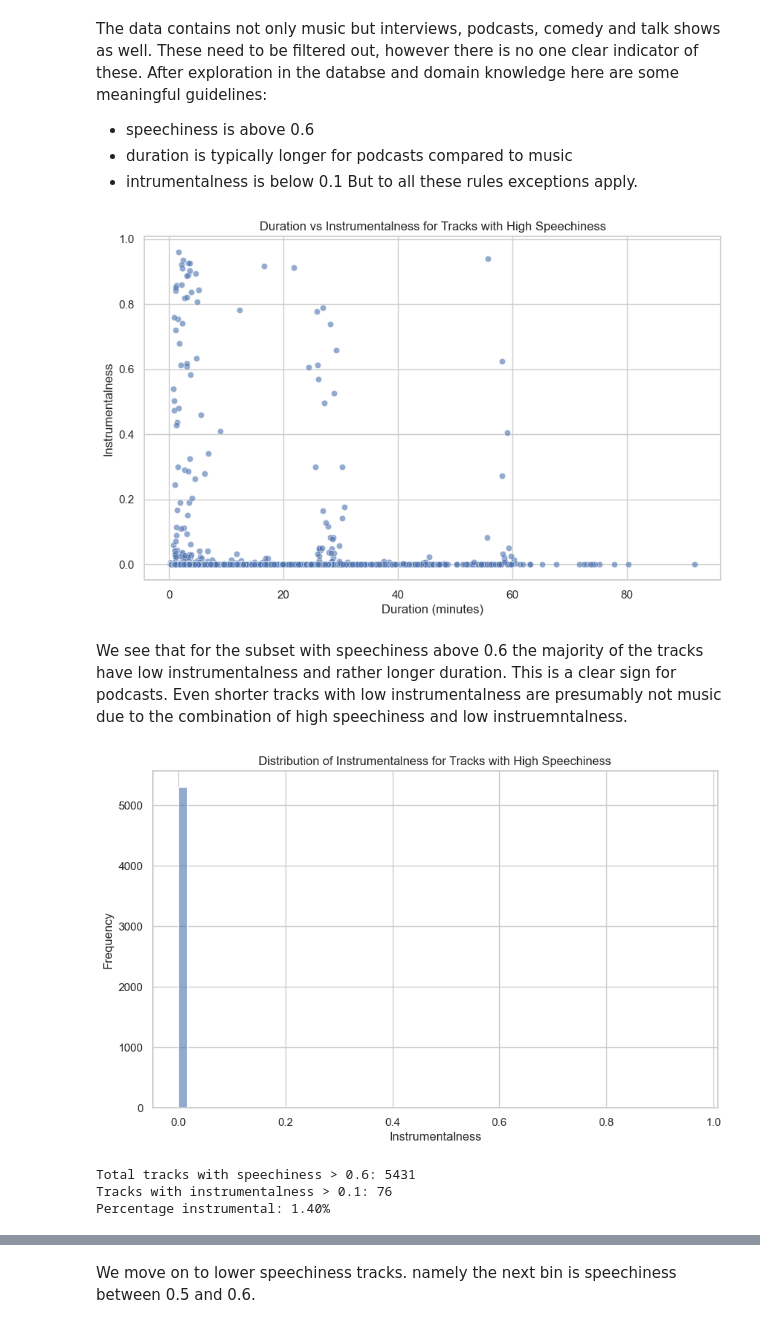
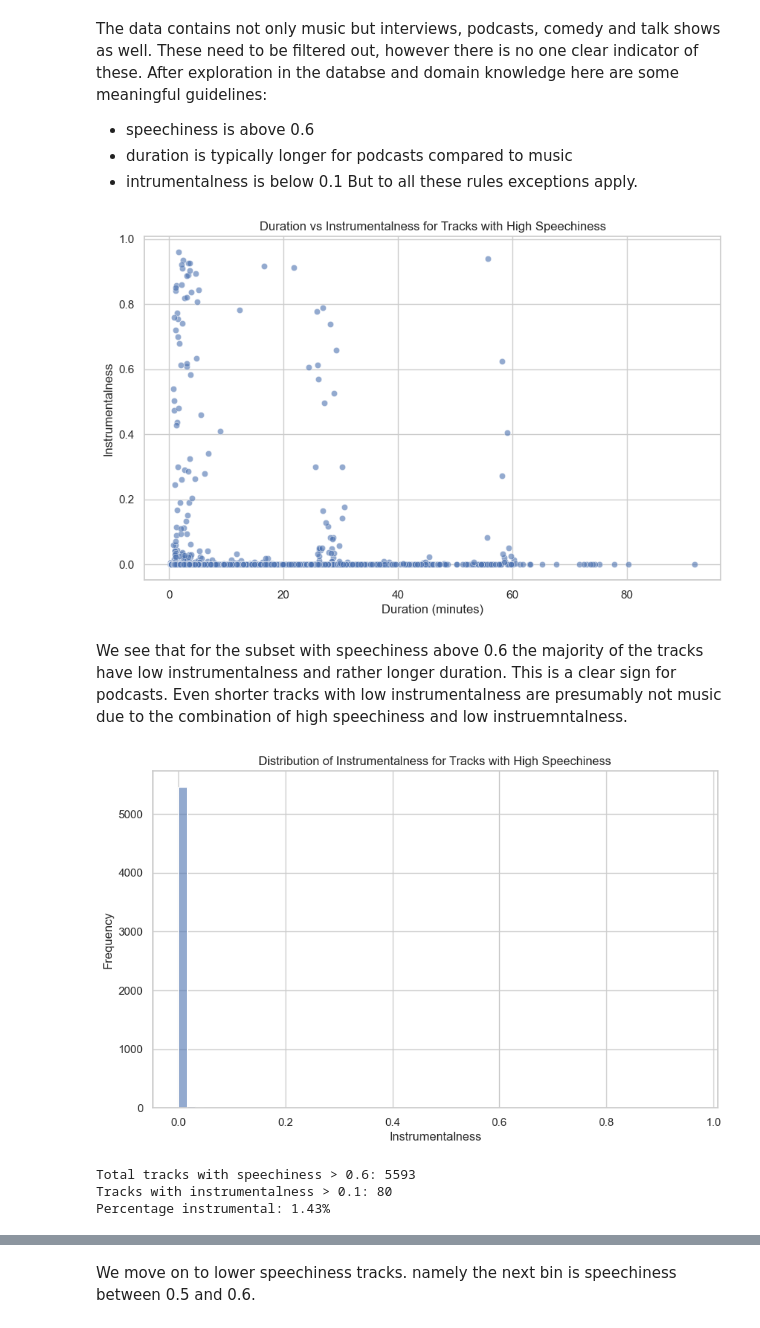
Before and after one commit to ds25m025edbertolima/soe-spotify, a Jupyter notebook: notebooks/3-cleaning.ipynb, the cells around one changed output, grey strips where cells are left out. Saved outputs shown, nothing was run; the diff lists cells and outputs as text; code cells hidden in the pictures.

```diff
--- a/notebooks/3-cleaning.ipynb
+++ b/notebooks/3-cleaning.ipynb
@@ -31,16 +31,16 @@ print("Setup complete.")
 # %% [output]
 Setup complete.
 # %%
-print("Loading analytical datasets...")
+print("Loading processed datasets...")
 
-# We use the analytics stage data as it is already cleaned and joined
-df_tracks = pd.read_parquet(config.ANALYTICS_TRACKS)
-df_artists = pd.read_parquet(config.ANALYTICS_ARTISTS)
-df_genres = pd.read_parquet(config.ANALYTICS_GENRES)
-df_features = pd.read_parquet(config.ANALYTICS_TRACK_FEATURES)
+# Load raw processed data (before analytics stage transformations)
+df_processed_tracks = pd.read_parquet(config.PROCESSED_TRACKS)
+df_processed_artists = pd.read_parquet(config.PROCESSED_ARTISTS)
+df_processed_albums = pd.read_parquet(config.PROCESSED_ALBUMS)
+df_processed_features = pd.read_parquet(config.PROCESSED_TRACK_FEATURES)
 
-print(f"Tracks loaded:   {len(df_tracks):,}")
-print(f"Artists loaded:  {len(df_artists):,}")
-print(f"Genres loaded:   {len(df_genres):,}")
-print(f"Features loaded: {len(df_features):,}")
+print(f"Processed Tracks loaded:   {len(df_processed_tracks):,}")
+print(f"Processed Artists loaded:  {len(df_processed_artists):,}")
+print(f"Processed Albums loaded:   {len(df_processed_albums):,}")
+print(f"Processed Features loaded: {len(df_processed_features):,}")
 # %% [output]
@@ -182,9 +321,9 @@ After exploration in the databse and domain knowledge here are some meaningful g
 - intrumentalness is below 0.1
 But to all these rules exceptions apply.
 # %%
-df_tracks['duration_minutes'] = df_tracks['duration_ms'] / 60000
+df_processed_tracks['duration_minutes'] = df_processed_tracks['duration_ms'] / 60000
 # %%
-df_filtered = df_tracks[df_tracks['speechiness'] > 0.6]
+df_filtered = df_processed_tracks[df_processed_tracks['speechiness'] > 0.6]
 plt.figure(figsize=(10, 6))
 sns.scatterplot(data=df_filtered, x='duration_minutes', y='instrumentalness', alpha=0.6)
 plt.title('Duration vs Instrumentalness for Tracks with High Speechiness')
@@ -192,20 +331,20 @@ plt.xlabel('Duration (minutes)')
 plt.ylabel('Instrumentalness')
 plt.show()
 # %% [output]
-[figure, old version]
+[figure, new version]
 # %% [markdown]
 We see that for the subset with speechiness above 0.6 the majority of the tracks have low instrumentalness and rather longer duration. This is a clear sign for podcasts. Even shorter tracks with low instrumentalness are presumably not music due to the combination of high speechiness and low instruemntalness.
 # %%
 #create a histogram of instrumentalness for tracks that have speechiness above 0.6
-df_filtered = df_tracks[df_tracks['speechiness'] > 0.6]
+df_filtered = df_processed_tracks[df_processed_tracks['speechiness'] > 0.6]
 plt.figure(figsize=(10, 6))
 sns.histplot(data=df_filtered, x='instrumentalness', bins=60, alpha=0.6)
 plt.title('Distribution of Instrumentalness for Tracks with High Speechiness')
 plt.xlabel('Instrumentalness')
 plt.ylabel('Frequency')
 plt.show()
 # %% [output]
-[figure, old version]
+[figure, new version]
 # %%
 num_tracks = len(df_filtered)
 num_instrumental = (df_filtered['instrumentalness'] > 0.1).sum()
@@ -214,7 +353,7 @@ print(f"Total tracks with speechiness > 0.6: {num_tracks}")
 print(f"Tracks with instrumentalness > 0.1: {num_instrumental}")
 print(f"Percentage instrumental: {percentage_instrumental:.2f}%")
 # %% [output]
-Total tracks with speechiness > 0.6: 5431
-Tracks with instrumentalness > 0.1: 76
-Percentage instrumental: 1.40%
+Total tracks with speechiness > 0.6: 5593
+Tracks with instrumentalness > 0.1: 80
+Percentage instrumental: 1.43%
 # %% [markdown]
```
Also changed, not shown: parts of 17 cells of this notebook, 2 other files.
